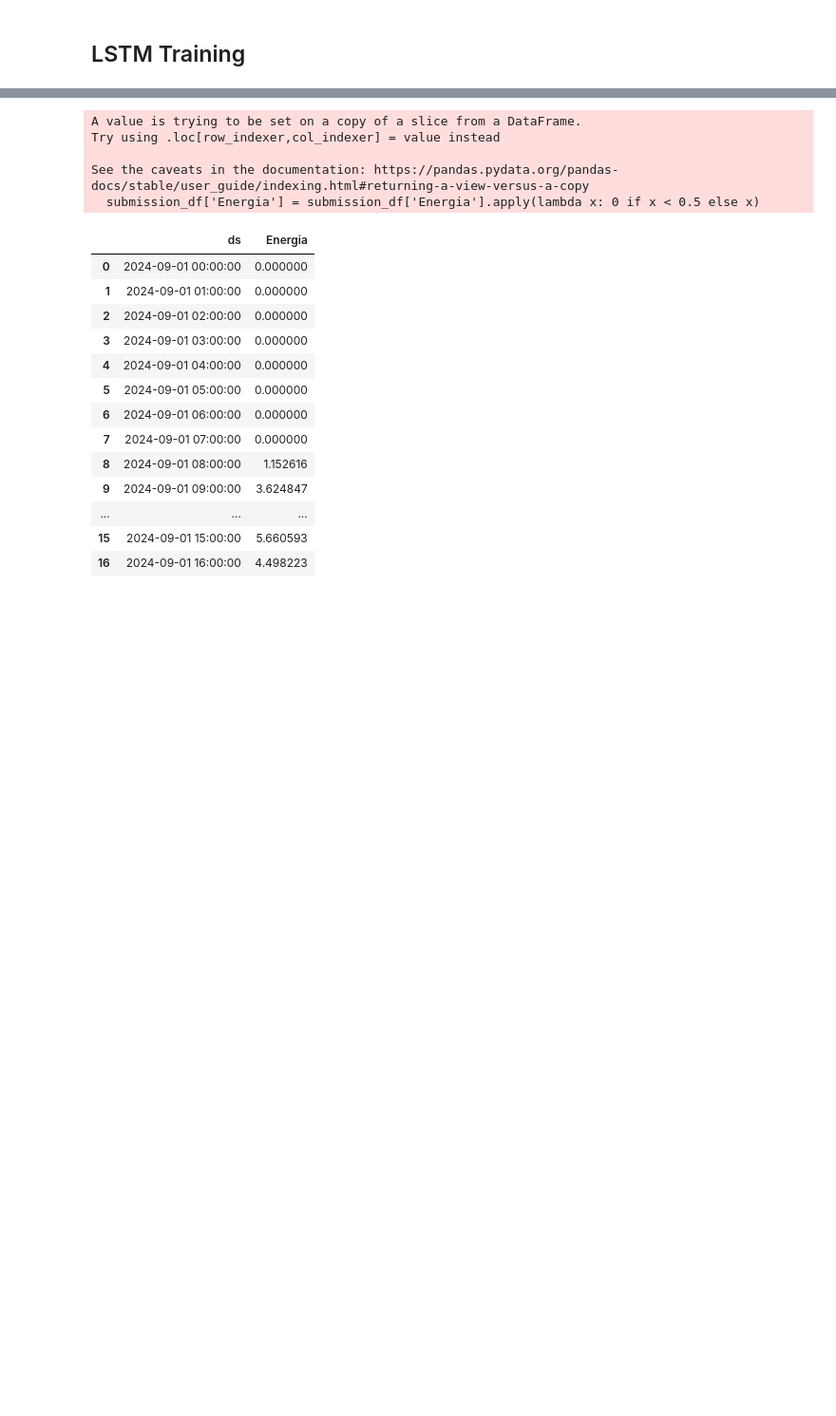
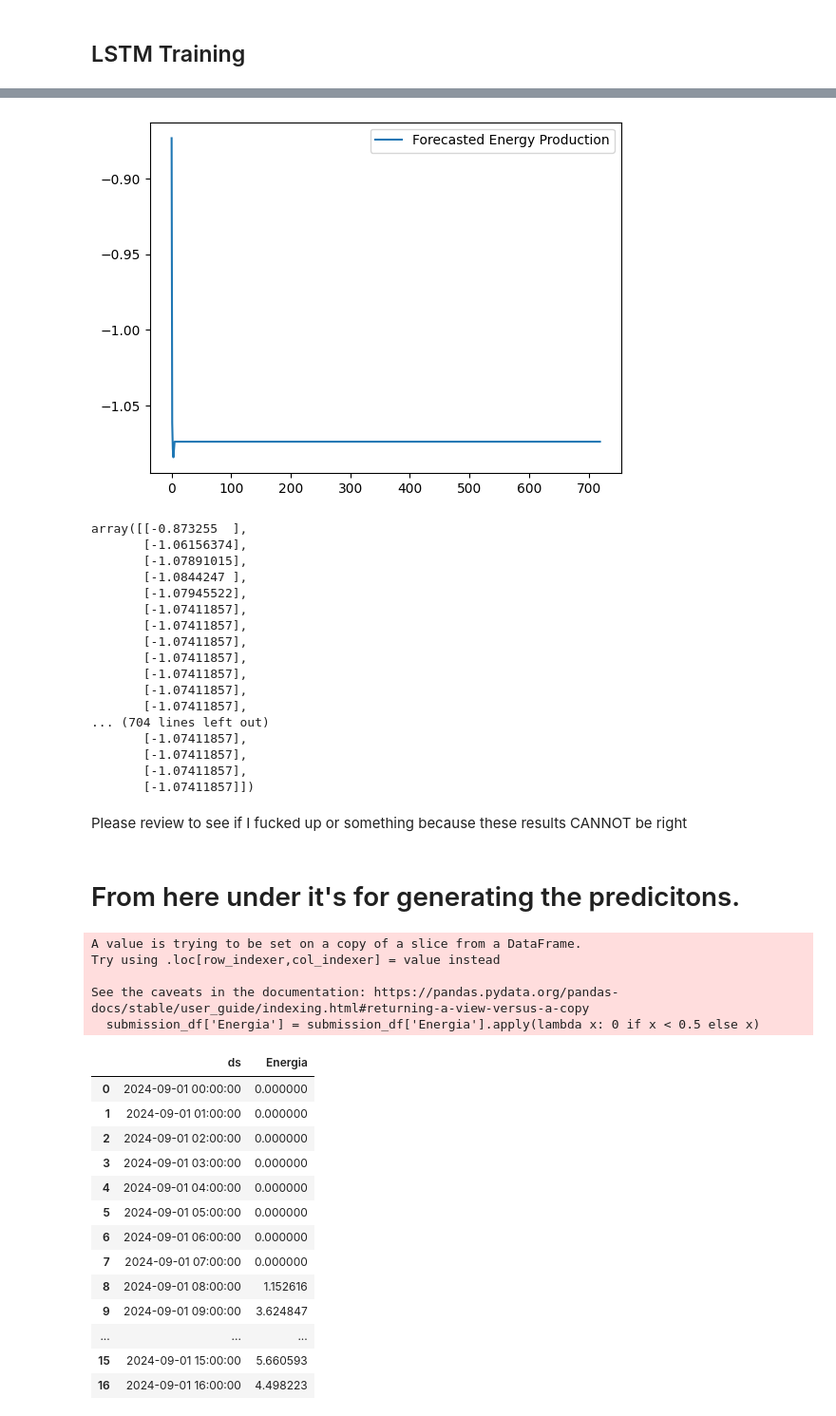
Before and after one commit to Daryox/Repsol-Datathon, a Jupyter notebook: generationLSTM.ipynb, the cells around one changed output, grey strips where cells are left out. Shown at 95% size. Saved outputs shown, nothing was run; the diff lists cells and outputs as text; code cells hidden in the pictures; blank space fills up the shorter version.

```diff
--- a/generationLSTM.ipynb
+++ b/generationLSTM.ipynb
@@ -300,0 +244,14 @@ len(predictions)
+# %%
+class LSTMModel(nn.Module):
+    def __init__(self, input_size, hidden_size=64, num_layers=2):
+        super(LSTMModel, self).__init__()
+        self.lstm = nn.LSTM(input_size, hidden_size, num_layers, batch_first=True)
+        self.fc = nn.Linear(hidden_size, 1)
+
+    def forward(self, x):
+        lstm_out, _ = self.lstm(x)
+        return self.fc(lstm_out[:, -1, :])  # Use the last time step output
+
+# Initialize model
+input_size = generation.shape[1] - 2  # Exclude "ds" and "y"
+model = LSTMModel(input_size)
@@ -301,3 +325,56 @@ len(predictions)
+# %%
+def forecast_next_month(model, df, seq_length, steps=24*30):
+    model.eval()
+    df = df.drop(["ds", "y"], axis=1)
+    last_seq = df.iloc[-seq_length:].values
+    last_seq = torch.tensor(last_seq, dtype=torch.float32).unsqueeze(0)
+
+    future_preds = []
+    for _ in range(steps):
+        with torch.no_grad():
+            pred = model(last_seq).item()
+            future_preds.append(pred)
+
+        # Update sequence for next prediction
+        new_row = last_seq[:, 1:, :].clone()  # Shift left
+        new_features = torch.tensor(df.iloc[-1].values, dtype=torch.float32).unsqueeze(0).unsqueeze(0)
+        last_seq = torch.cat((new_row, new_features), dim=1)
+
+    # Convert back from normalized scale
+    future_preds = scalers["y"].inverse_transform(np.array(future_preds).reshape(-1, 1))
+
+    return future_preds
+
+future_predictions = forecast_next_month(model, generation, seq_length)
+
+# Plot future predictions
+plt.plot(future_predictions, label="Forecasted Energy Production")
+plt.legend()
+plt.show()
+future_predictions
+# %% [output]
+[figure, added]
+array([[-0.873255  ],
+       [-1.06156374],
+       [-1.07891015],
+       [-1.0844247 ],
+       [-1.07945522],
+       [-1.07411857],
+       [-1.07411857],
+       [-1.07411857],
+       [-1.07411857],
+       [-1.07411857],
+       [-1.07411857],
+       [-1.07411857],
+... (704 lines left out)
+       [-1.07411857],
+       [-1.07411857],
+       [-1.07411857],
+       [-1.07411857]])
+# %% [markdown]
+Please review to see if I fucked up or something because these results CANNOT be right
+# %% [markdown]
+# From here under it's for generating the predicitons.
 # %%
 # Generate timestamps for September
 future_dates = pd.date_range(start='2024-09-01 00:00:00', end='2024-09-30 23:00:00', freq='h')
```
Also changed, not shown: parts of 24 cells of this notebook.
